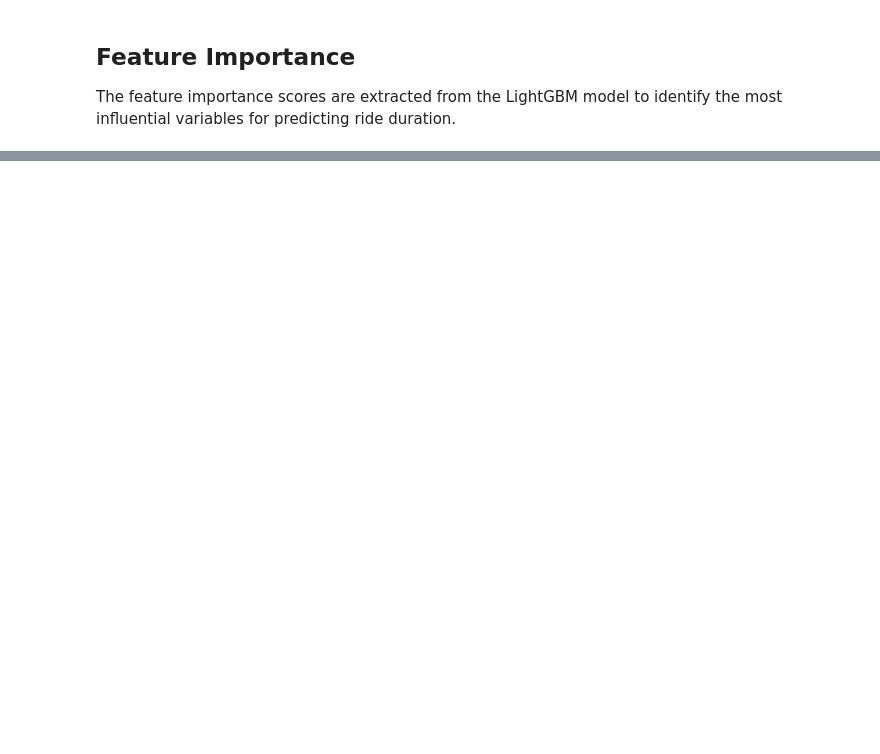
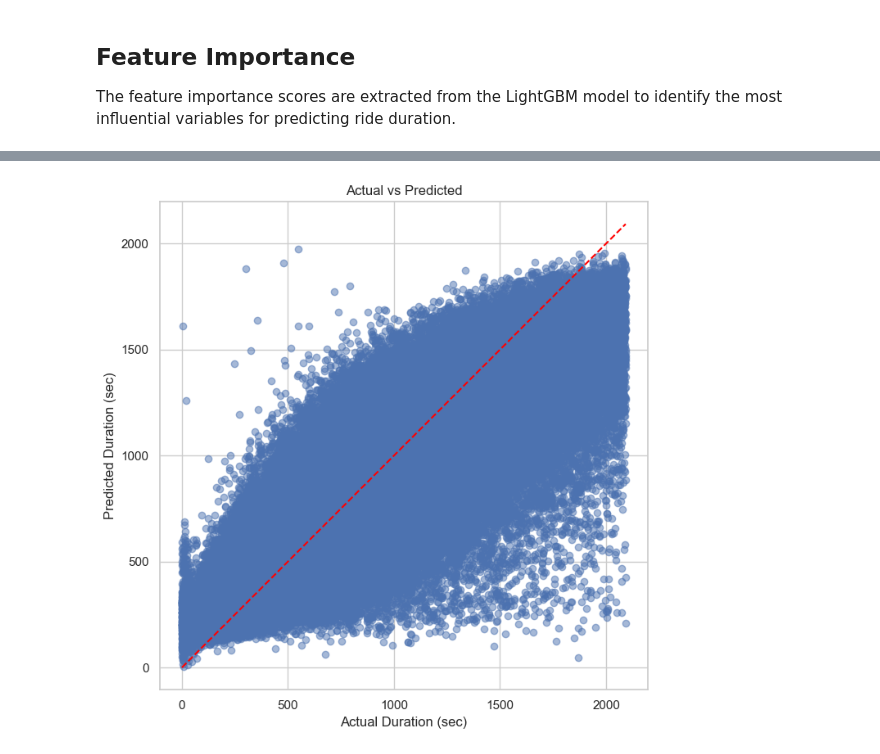
Before and after one commit to saraghafoury/Urban-Ride-Time-Prediction, a Jupyter notebook: notebooks/Model_Training.ipynb, the cells around one changed output, grey strips where cells are left out. Saved outputs shown, nothing was run; the diff lists cells and outputs as text; code cells hidden in the pictures; blank space fills up the shorter version.

```diff
--- a/notebooks/Model_Training.ipynb
+++ b/notebooks/Model_Training.ipynb
@@ -269,0 +275,24 @@ plt.show()
+# %%
+plt.figure(figsize=(7,7))
+
+plt.scatter(
+    y_test,
+    y_pred,
+    alpha=0.5
+)
+
+plt.plot(
+    [y_test.min(), y_test.max()],
+    [y_test.min(), y_test.max()],
+    color="red",
+    linestyle="--"
+)
+
+plt.xlabel("Actual Duration (sec)")
+plt.ylabel("Predicted Duration (sec)")
+plt.title("Actual vs Predicted")
+
+plt.tight_layout()
+plt.show()
+# %% [output]
+[figure, added]
```
Also changed, not shown: parts of 6 cells of this notebook, 3 other files.
